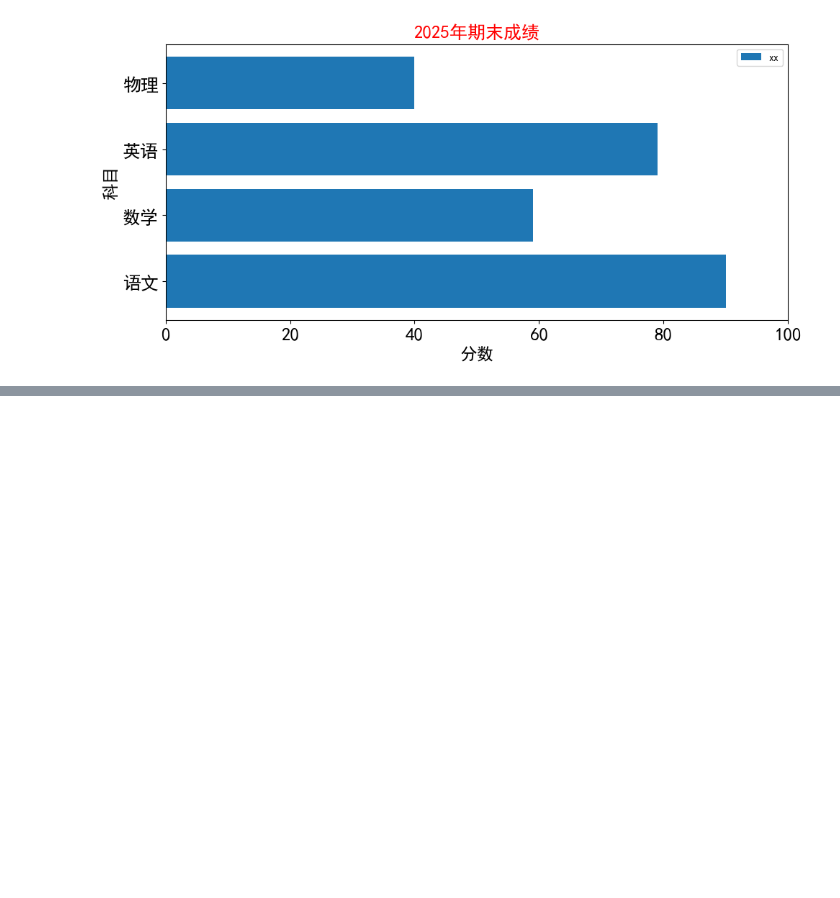
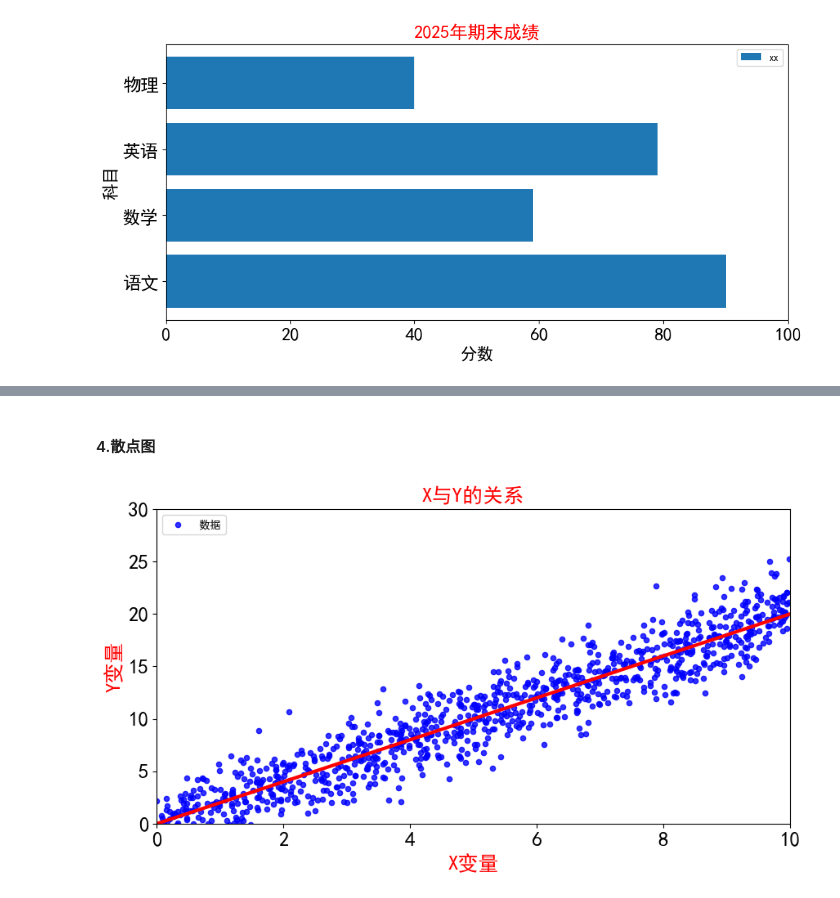
Before and after one commit to aonolee5-cmyk/notes, a Jupyter notebook: 5.matplotlib学习.ipynb, the cells around one changed output, grey strips where cells are left out. Saved outputs shown, nothing was run; the diff lists cells and outputs as text; code cells hidden in the pictures; blank space fills up the shorter version.

```diff
--- a/5.matplotlib学习.ipynb
+++ b/5.matplotlib学习.ipynb
@@ -145,0 +246,50 @@ plt.show()
+# %% [markdown]
+#### 4.散点图
+# %%
+import matplotlib.pyplot as plt
+import random
+from matplotlib import rcParams
+rcParams['font.family']='SimHei'
+
+# 数据
+X=[]
+Y=[]
+for i in range(1000):
+    tmp=random.uniform(0,10)
+    X.append(tmp)
+    Y.append(2*tmp + random.gauss(0,2))
+
+
+# 设置图表基本参数
+plt.figure(figsize=(10,5))
+
+# 设置刻度大小
+plt.xticks(rotation=0,fontsize=18)
+plt.yticks(rotation=0,fontsize=18)
+
+# 设置标题
+plt.title('X与Y的关系',color='r',fontsize=18)
+
+plt.xlabel('X变量',color='r',fontsize=18)
+plt.ylabel('Y变量',color='r',fontsize=18)
+
+plt.ylim(0,30)
+plt.xlim(0,10)
+
+plt.scatter(X,Y,
+            color='b',
+            alpha=0.8, # 设置透明度
+            s=20, # 设置大小
+            label='数据'
+            )
+
+# 添加图例
+plt.legend(loc=('upper left'))
+
+# plt.tight_layout()
+
+plt.plot([0,10],[0,20],color='r',linewidth=3)
+
+plt.show()
+# %% [output]
+[figure, added]
```
Also changed, not shown: parts of 29 cells of this notebook, 1 other file.
